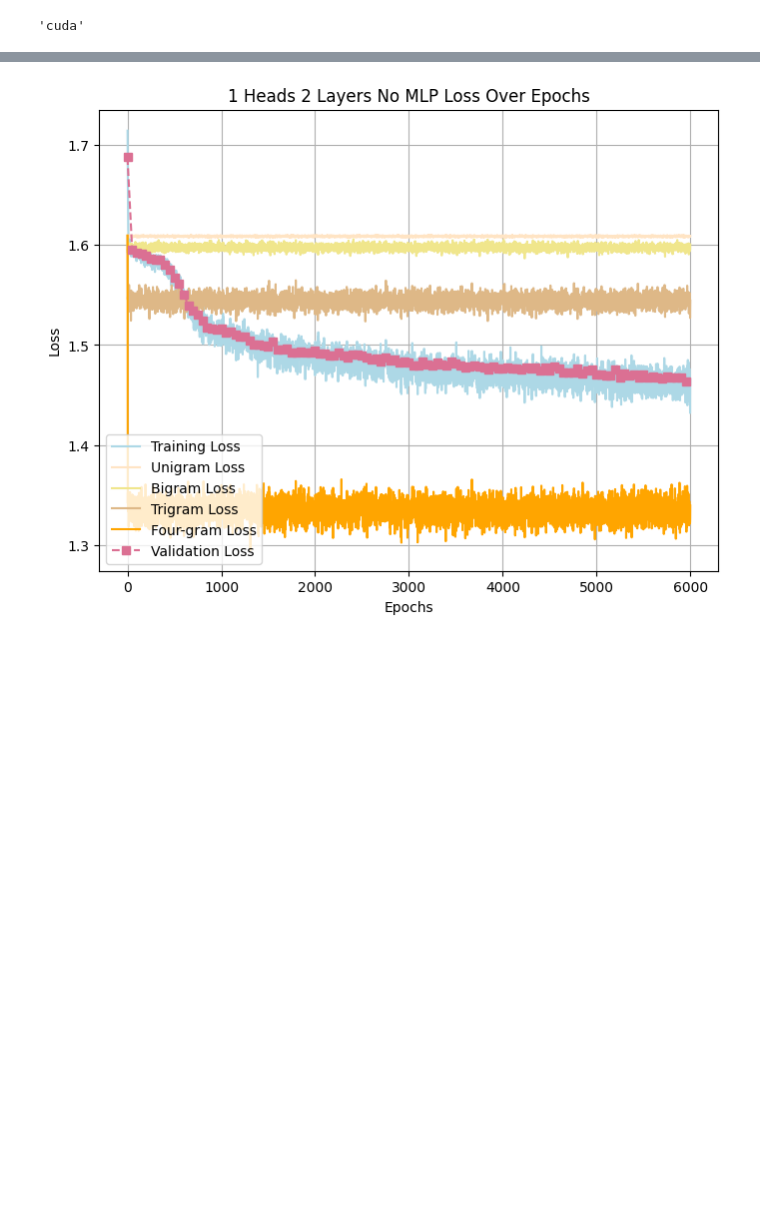
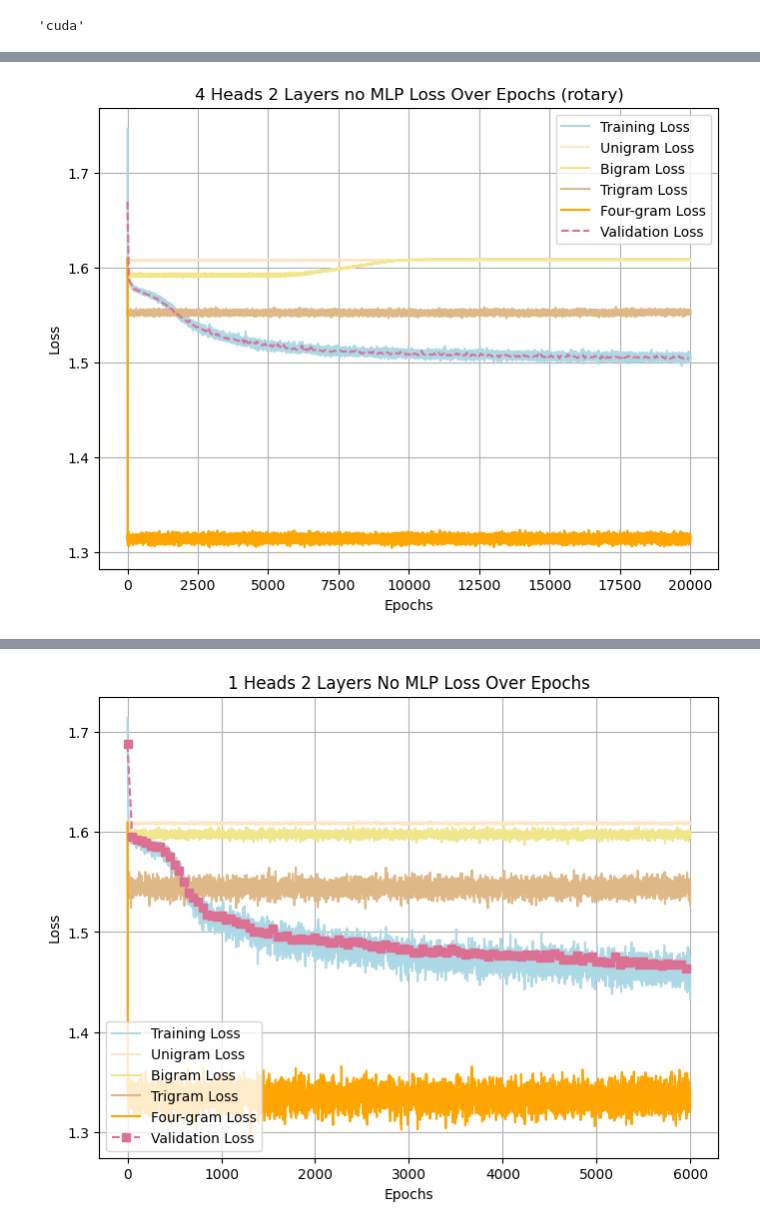
Before and after one commit to ezyhdxm/ICL, a Jupyter notebook: markov_attn.ipynb, the cells around one changed output, grey strips where cells are left out. Cells and saved outputs as stored; diff of their text form; code cells hidden in the pictures; blank space fills up the shorter version.

```diff
--- a/markov_attn.ipynb
+++ b/markov_attn.ipynb
@@ -255,0 +257,4 @@ Line #      Hits         Time  Per Hit   % Time  Line Contents
+# %%
+get_loss_plots(config, train_losses, eval_losses, eval_steps, ngramLosses)
+# %% [output]
+[figure, added]
```
Also changed, not shown: parts of 12 cells of this notebook, 6 other files.
